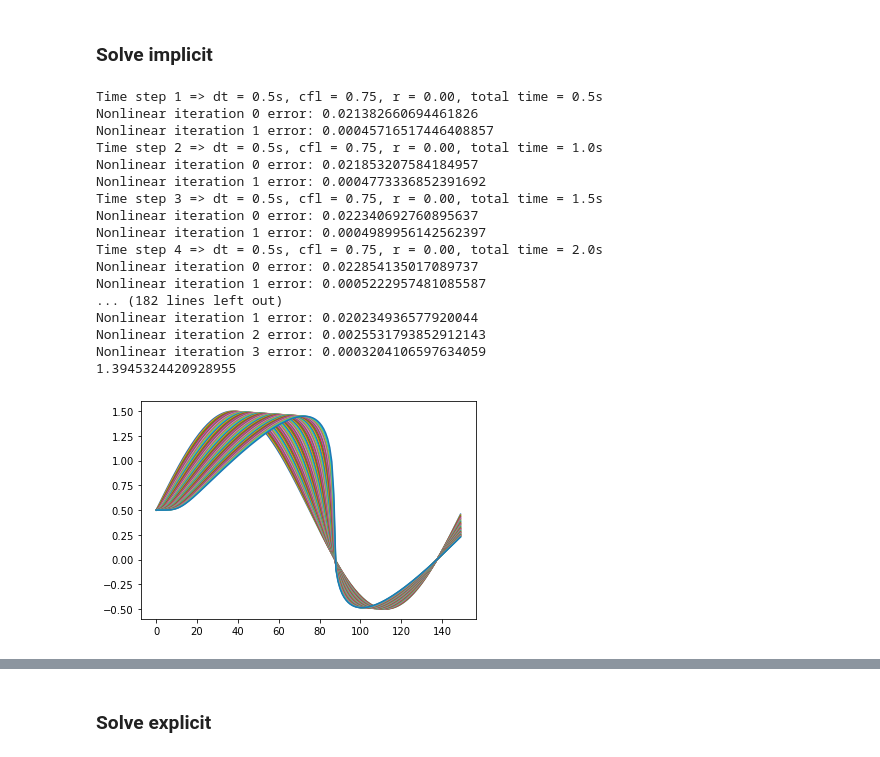
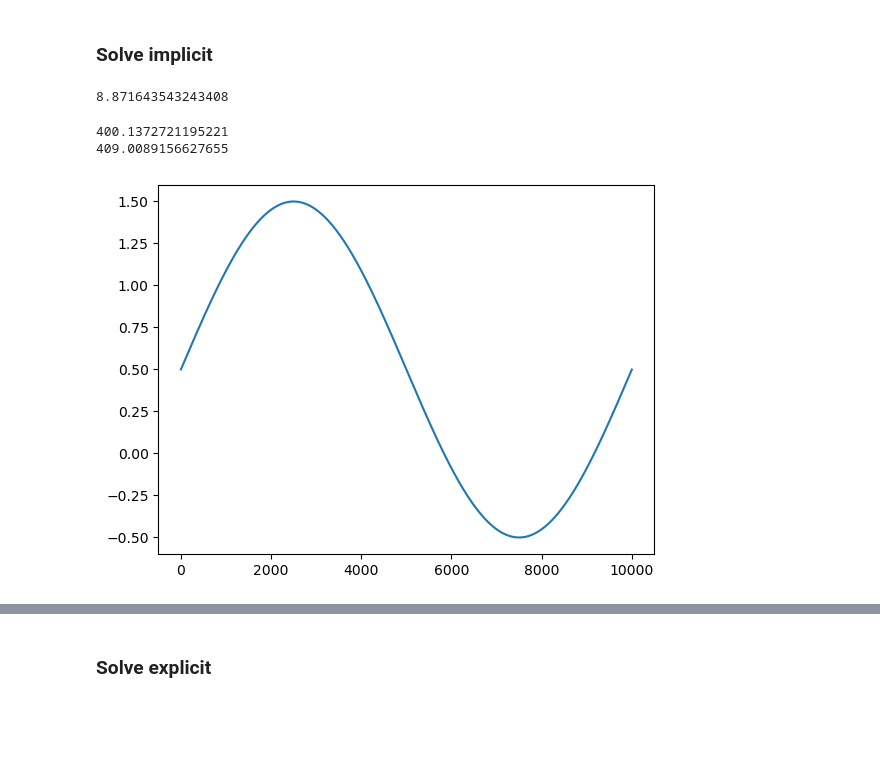
Before and after one commit to viluiz/numpde, a Jupyter notebook: Burgers_non-conservative_equation_finite_differences.ipynb, the cells around one changed output, grey strips where cells are left out. Drawn from its saved outputs; the diff is of its cells as text; code cells hidden in the pictures; blank space fills up the shorter version.

```diff
--- a/Burgers_non-conservative_equation_finite_differences.ipynb
+++ b/Burgers_non-conservative_equation_finite_differences.ipynb
@@ -450,9 +499,9 @@ class Burgers:
 ### Solve implicit
 # %%
 burgers = Burgers(alpha=0.0,
-            dx=1.0,
-            N=150,
-            initial_condition = list(np.sin(np.linspace(0,2*np.pi,150,endpoint=False))+0.5), #50*[10.]+50*[0.]+50*[0.],
+            dx=0.01,
+            N=10000,
+            initial_condition = list(np.sin(np.linspace(0,2*np.pi,10000,endpoint=False))+0.5), #50*[10.]+50*[0.]+50*[0.],
             #boundary_type = ['Dirichlet','Neumann'],
             #boundary_type = ['Dirichlet','Dirichlet'],
             boundary_type = ['Neumann','Neumann'],
@@ -464,35 +513,35 @@ burgers = Burgers(alpha=0.0,
 # Initialize u
 u=[]
 u.append(burgers.u_previous.copy())  # Initial condition
+# %%
+start = time.time()
+for _ in range(1):
+    burgers.forward(dt=0.5)
+    #u.append(burgers.forward(dt=0.5, # seconds
+    #                           #source_term=1*[0.]+9*[0.]+1*[0.]
+    #                           )
+    #        )
+time1 = time.time()-start
+print(time1)
+# %% [output]
+8.871643543243408
 # %%
 start = time.time()
-for _ in range(50):
-    u.append(burgers.forward(dt=0.5, # seconds
-                               #source_term=1*[0.]+9*[0.]+1*[0.]
-                               )
-            )
-print(time.time()-start)
+for _ in range(30):
+    burgers.forward(dt=0.5)
+    #u.append(burgers.forward(dt=0.5, # seconds
+    #                           #source_term=1*[0.]+9*[0.]+1*[0.]
+    #                           )
+    #        )
+time2 = time.time()-start
+print(time2)
+print(time1+time2)
 plt.plot(np.transpose(u));
 u_imp = u
 # %% [output]
-Time step 1 => dt = 0.5s, cfl = 0.75, r = 0.00, total time = 0.5s
-Nonlinear iteration 0 error: 0.021382660694461826
-Nonlinear iteration 1 error: 0.00045716517446408857
-Time step 2 => dt = 0.5s, cfl = 0.75, r = 0.00, total time = 1.0s
-Nonlinear iteration 0 error: 0.021853207584184957
-Nonlinear iteration 1 error: 0.0004773336852391692
-Time step 3 => dt = 0.5s, cfl = 0.75, r = 0.00, total time = 1.5s
-Nonlinear iteration 0 error: 0.022340692760895637
-Nonlinear iteration 1 error: 0.0004989956142562397
-Time step 4 => dt = 0.5s, cfl = 0.75, r = 0.00, total time = 2.0s
-Nonlinear iteration 0 error: 0.022854135017089737
-Nonlinear iteration 1 error: 0.0005222957481085587
-... (182 lines left out)
-Nonlinear iteration 1 error: 0.020234936577920044
-Nonlinear iteration 2 error: 0.0025531793852912143
-Nonlinear iteration 3 error: 0.0003204106597634059
-1.3945324420928955
+400.1372721195221
+409.0089156627655
-[figure, old version]
+[figure, new version]
 # %%
 #print('A = \n', burgers.A)
 print()
```
Also changed, not shown: parts of 24 cells of this notebook, 19 other files.
